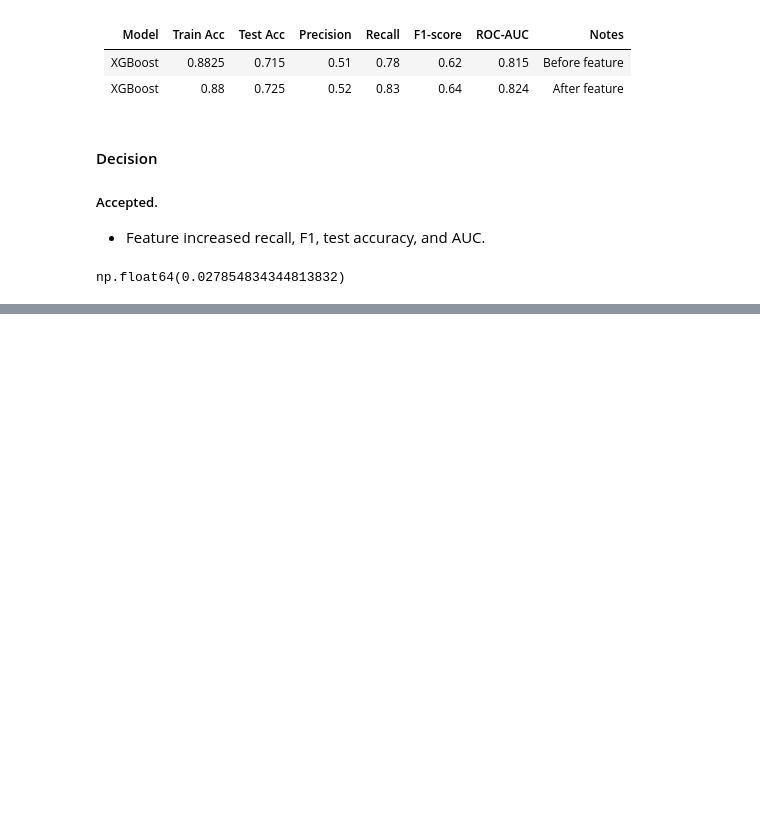
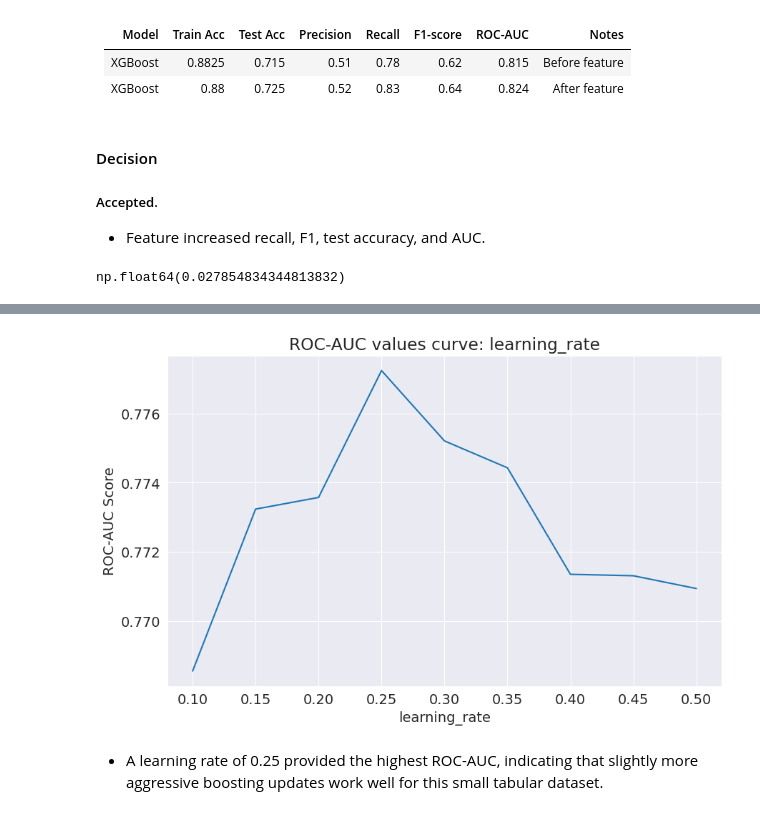
Before and after one commit to Nishaan-commits/Credit-risk-default-prediction, a Jupyter notebook: Code.ipynb, the cells around one changed output, grey strips where cells are left out. Drawn from its saved outputs; the diff is of its cells as text; code cells hidden in the pictures; blank space fills up the shorter version.

```diff
--- a/Code.ipynb
+++ b/Code.ipynb
@@ -808,0 +1191,2 @@ np.float64(0.027854834344813832)
+# %%
+best_params['max_depth'] = 1
@@ -808,0 +1196,6 @@ np.float64(0.027854834344813832)
+# %%
+test_param_and_plot(XGBClassifier, 'learning_rate', [0.1,0.15,0.2,0.25,0.3,0.35,0.4,0.45,0.5], **best_params)
+# %% [output]
+[figure, added]
+# %% [markdown]
+- A learning rate of 0.25 provided the highest ROC-AUC, indicating that slightly more aggressive boosting updates work well for this small tabular dataset.
```
Also changed, not shown: parts of 76 cells of this notebook, 3 other files.
